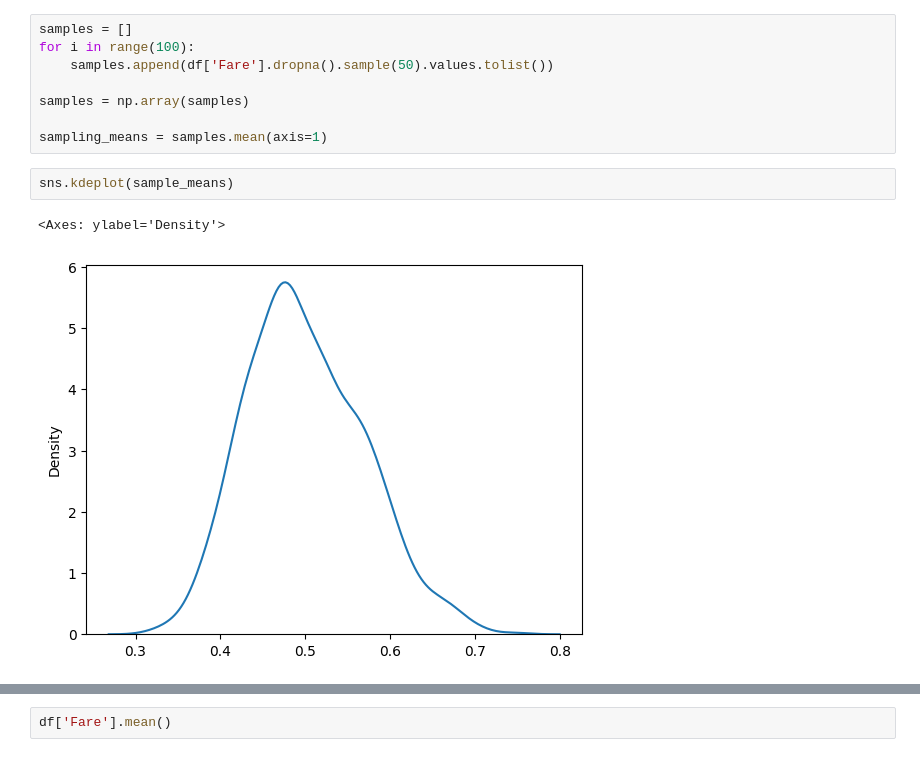
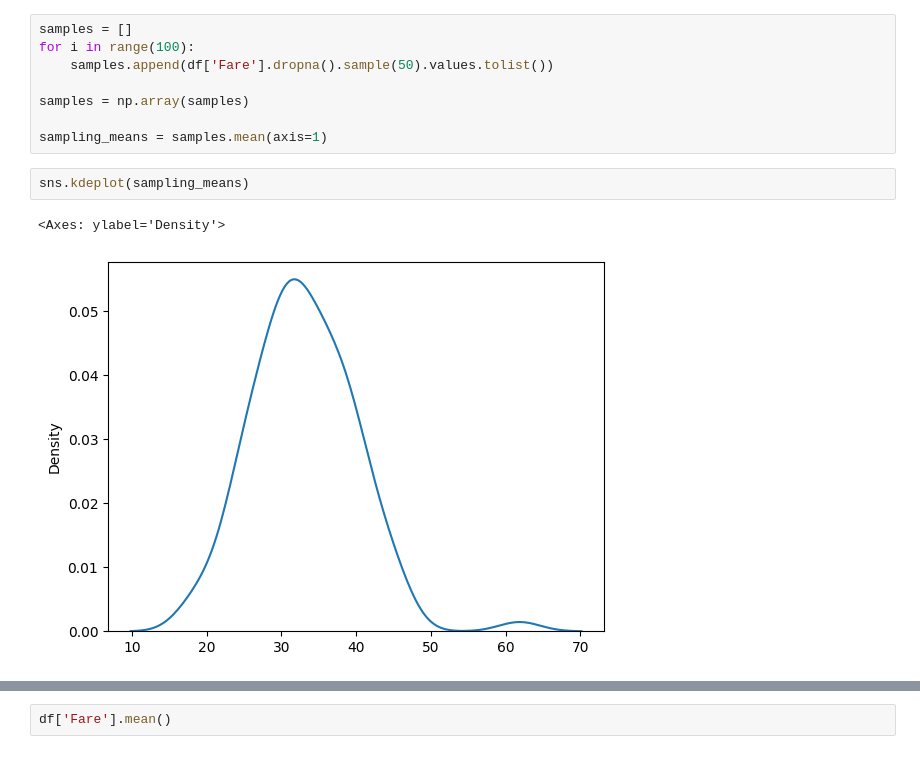
Before and after one commit to Apurba1903/Inferential-Statistics, a Jupyter notebook: central_limit_theorem.ipynb, the cells around one changed output, grey strips where cells are left out. Drawn from its saved outputs; the diff is of its cells as text.

```diff
--- a/central_limit_theorem.ipynb
+++ b/central_limit_theorem.ipynb
@@ -174,10 +174,10 @@ samples = np.array(samples)
 
 sampling_means = samples.mean(axis=1)
 # %%
-sns.kdeplot(sample_means)
+sns.kdeplot(sampling_means)
 # %% [output]
 <Axes: ylabel='Density'>
-[figure, old version]
+[figure, new version]
 # %%
 sampling_means.mean()
 # %% [output]
```
Also changed, not shown: parts of 9 cells of this notebook.
